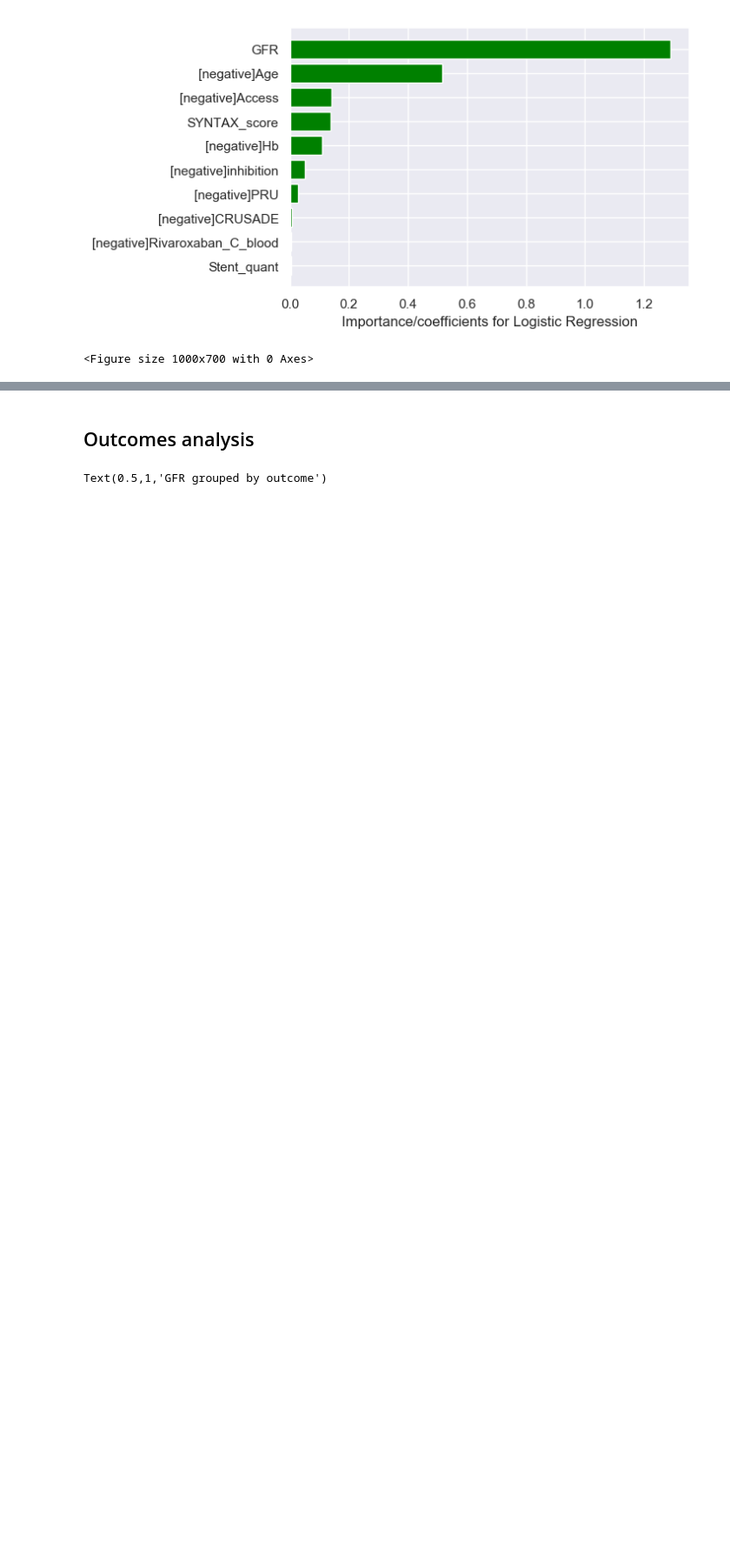
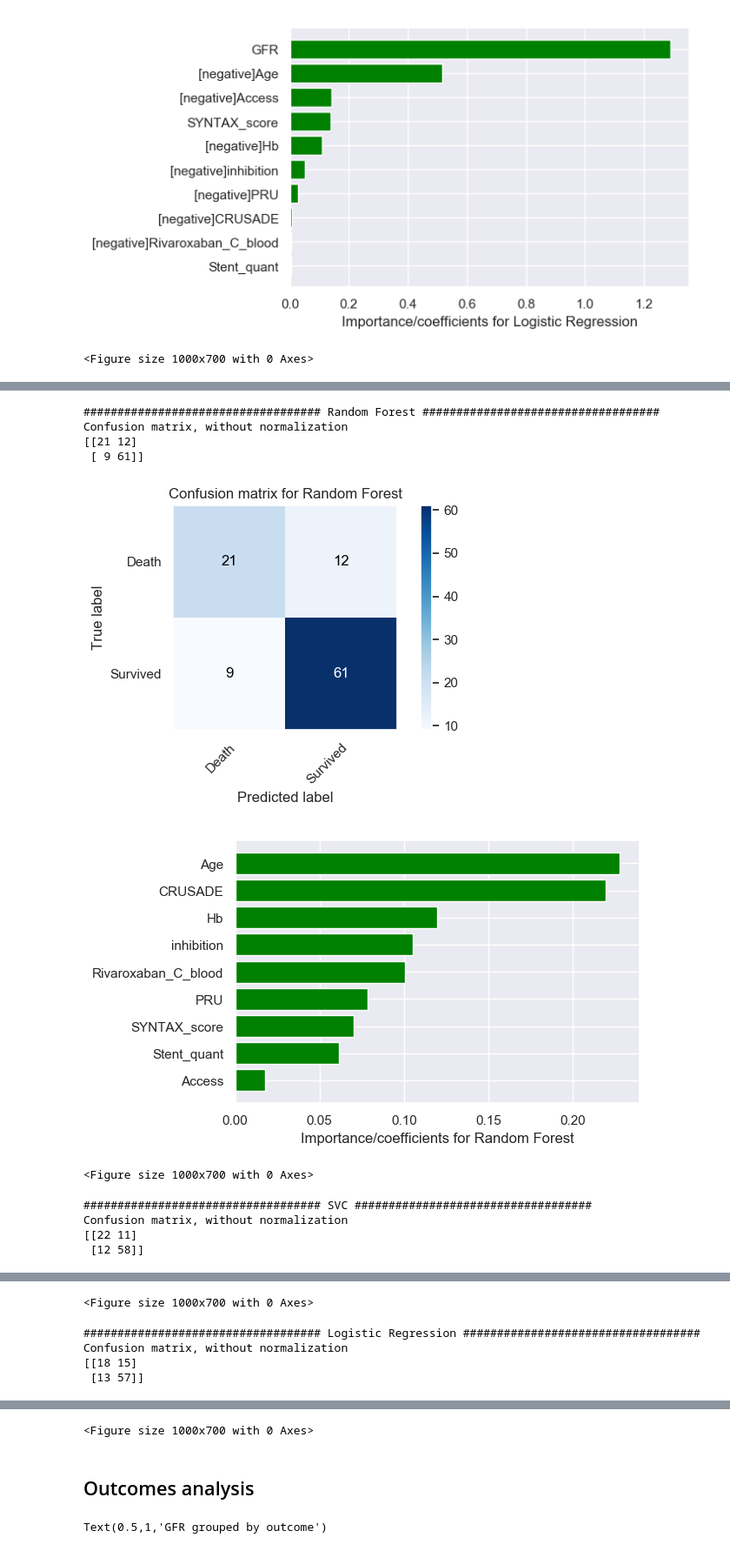
Before and after one commit to AlexShein/anticoagulants, a Jupyter notebook: Rivaroxaban_analysis.ipynb, the cells around one changed output, grey strips where cells are left out. Shown at 87% size. Drawn from its saved outputs; the diff is of its cells as text; code cells hidden in the pictures; blank space fills up the shorter version.

```diff
--- a/Rivaroxaban_analysis.ipynb
+++ b/Rivaroxaban_analysis.ipynb
@@ -385,0 +392,23 @@ Confusion matrix, without normalization
+# %%
+X_no_gfr = X_transformed.drop('GFR', axis=1)
+
+for name, model in [
+    ['Random Forest', rf],
+    ['SVC', svc],
+    ['Logistic Regression', log_reg],
+]:
+    print(f'{"#"*35} {name} {"#"*35}')
+    evaluate_with_conf_matrix_loocv(model, X_no_gfr, Y, name)
+    plot_important_features(X_no_gfr, model.coef_[0] if name != 'Random Forest' else model.feature_importances_, name)
+# %% [output]
+################################### Random Forest ###################################
+Confusion matrix, without normalization
+[[21 12]
+ [ 9 61]]
+[figure, added]
+[figure, added]
+<Figure size 1000x700 with 0 Axes>
+################################### SVC ###################################
+Confusion matrix, without normalization
+[[22 11]
+ [12 58]]
@@ -385,0 +417,5 @@ Confusion matrix, without normalization
+<Figure size 1000x700 with 0 Axes>
+################################### Logistic Regression ###################################
+Confusion matrix, without normalization
+[[18 15]
+ [13 57]]
@@ -386,3 +424,4 @@ Confusion matrix, without normalization
+<Figure size 1000x700 with 0 Axes>
 # %% [markdown]
 ## Outcomes analysis
 # %%
```
Also changed, not shown: parts of 17 cells of this notebook.
